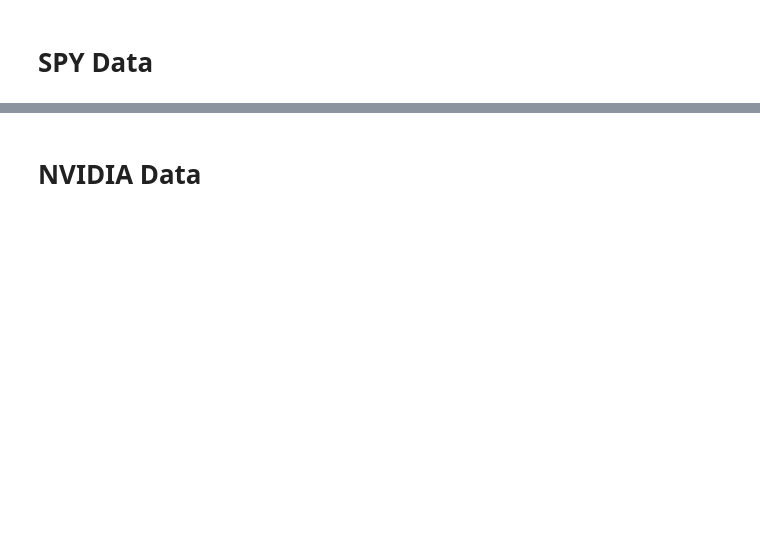
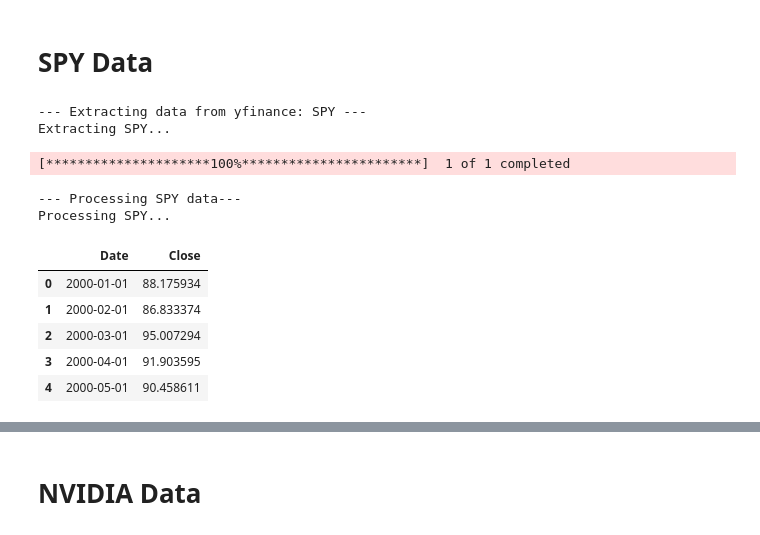
Before and after one commit to bwhong/bwhong-dsci510_fall2025_final_project, a Jupyter notebook: src/results.ipynb, the cells around one changed output, grey strips where cells are left out. Cells and saved outputs as stored; diff of their text form; code cells hidden in the pictures; blank space fills up the shorter version.

```diff
--- a/src/results.ipynb
+++ b/src/results.ipynb
@@ -33,2 +55,18 @@ plot_statistics(fred_processed_data, 'Unemployment Rate', result_dir=RESULTS_DIR
 # %% [markdown]
 # SPY Data
+# %%
+spy_raw_data = get_stock_data(SPY_DATASET,  START_DATE, END_DATE, '1mo', True)
+spy_processed_data  = process_stock_data(spy_raw_data, 'SPY', log = False)
+spy_processed_data.head()
+# %% [output]
+--- Extracting data from yfinance: SPY ---
+Extracting SPY...
+[*********************100%***********************]  1 of 1 completed
+--- Processing SPY data---
+Processing SPY...
+|  | Date | Close |
+| 0 | 2000-01-01 | 88.175934 |
+| 1 | 2000-02-01 | 86.833374 |
+| 2 | 2000-03-01 | 95.007294 |
+| 3 | 2000-04-01 | 91.903595 |
+| 4 | 2000-05-01 | 90.458611 |
```
Also changed, not shown: parts of 10 cells of this notebook, 2 other files.
